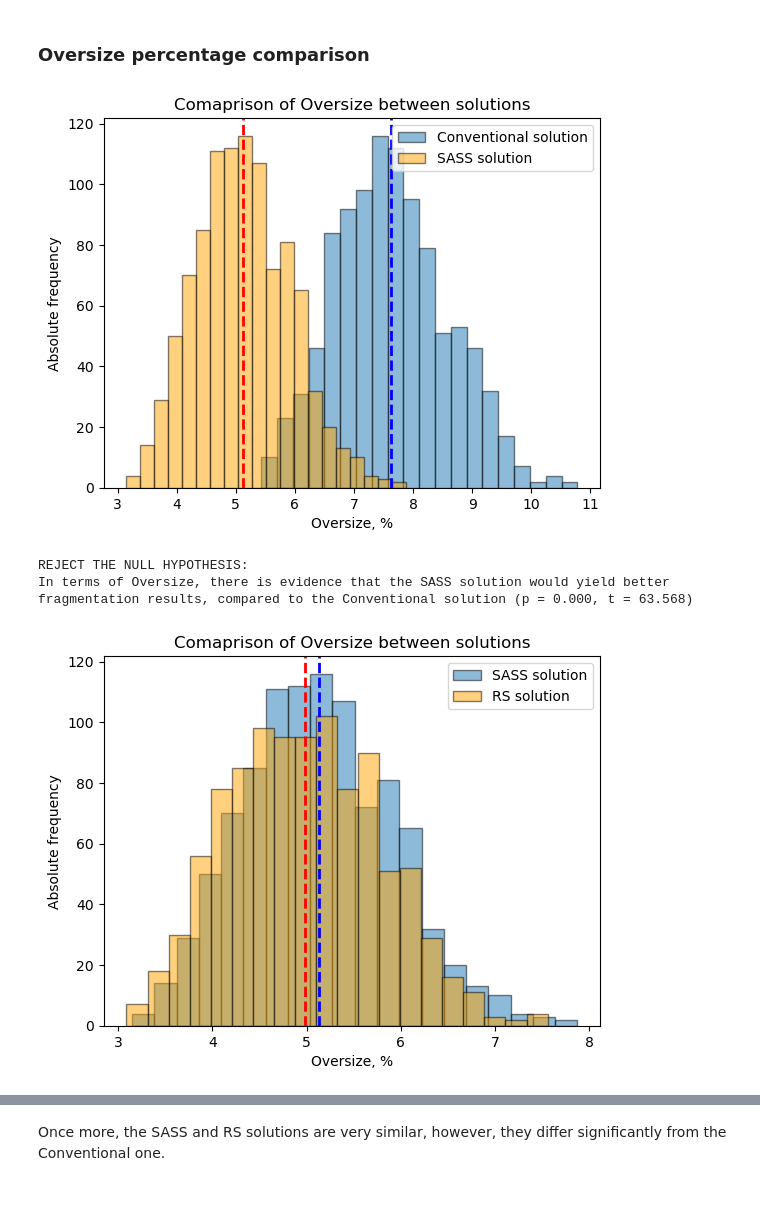
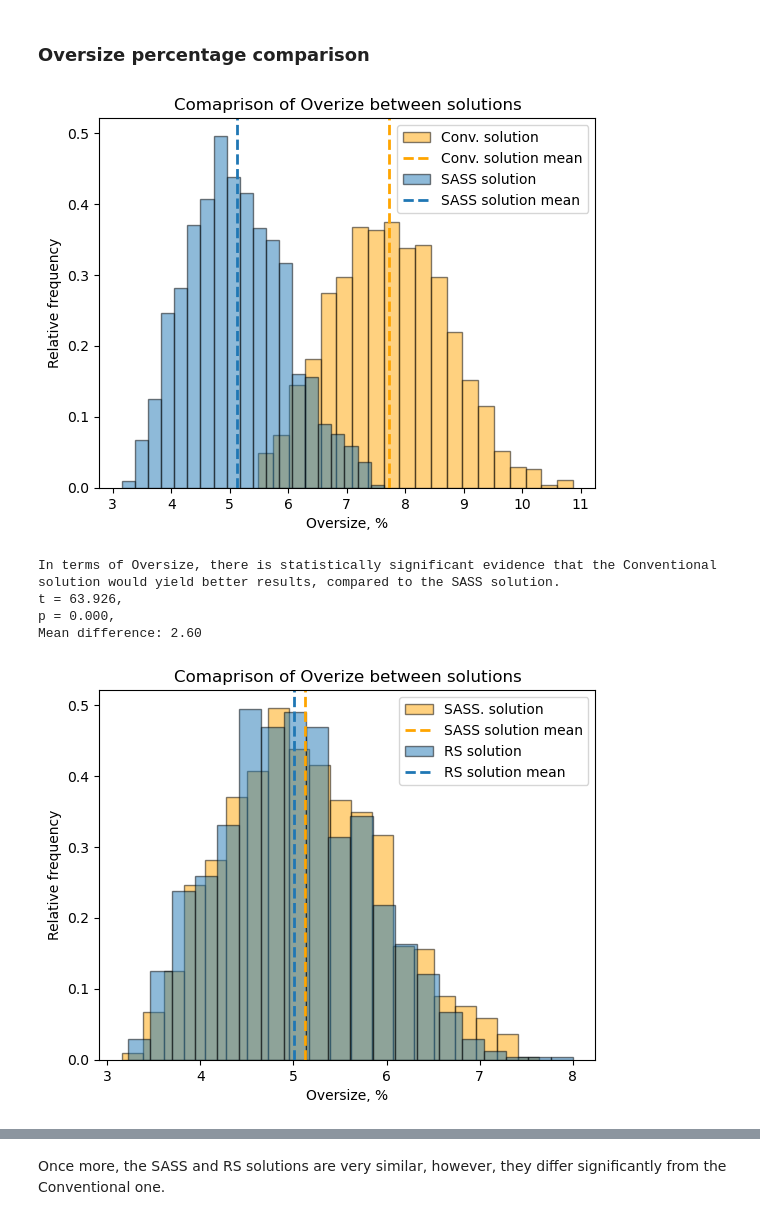
Before and after one commit to DimitarKaykov/Open-pit-blasting-basic-demo, a Jupyter notebook: Vol. 3. - Open-pit blasting - Monte Carlo simulation and Hypothesis testing.ipynb, the cells around one changed output, grey strips where cells are left out. Saved outputs shown, nothing was run; the diff lists cells and outputs as text; code cells hidden in the pictures.

```diff
--- a/Vol. 3. - Open-pit blasting - Monte Carlo simulation and Hypothesis testing.ipynb
+++ b/Vol. 3. - Open-pit blasting - Monte Carlo simulation and Hypothesis testing.ipynb
@@ -89,9 +133,10 @@ $H_{a}$: There is evidence that the empirical and analytical distributions diffe
 ks_sig_level = 0.01
 
 # Best fit of shape and scale parameters to a Weibull distribution
-weibull_params = weibull_min.fit(ucs, floc=0)
+weibull_params = st.weibull_min.fit(ucs, floc=0)
 weibull_shape = weibull_params[0]
 weibull_scale = weibull_params[2]
 
-#Estiamtion of KS statistic and p-value
-ks_stat, ks_p_val = kstest(ucs, 'weibull_min', weibull_params)
+print(f"Best-fit values for a Weibull distribution to the sampled UCS-data:\n\
+Shape: {weibull_shape:.2f}\n\
+Scale: {weibull_scale:.2f}")
@@ -123,5 +203,5 @@ Now that we know the shape and scale of the best-fit Weibull distribution, we ca
 # %%
-def weibull_distribution_inverse(p, f_lambda, f_shape):
-    x = f_lambda * (-np.log(1-p))**(1/f_shape)
+def weibull_distribution_inverse(p, f_scale, f_shape):
+    x = f_scale * (-np.log(1-p))**(1/f_shape)
     return x
 # %% [markdown]
@@ -166,6 +308,6 @@ The `sim_rock_factor` function does exactly this bu implementing the simulated d
 # %%
 def sim_rock_factor(p, scale, shape, rm_density, rm_jpo, rm_jps, rm_rdi = 0):
-    '''Transfer function for Rock factor simulation'''
+    '''Transfer function for Rock factor Monte Carlo simulation'''
 
     rock_mass_designation = 25 * rm_density - 50
     joint_factor = rm_jpo + rm_jps
@@ -270,0 +410,13 @@ $H_{a}$: There is evidence that the both solutions differ from each other in ter
+# %%
+def plot_compared_histograms(args, colors, labels, means, mean_labels, f_bins, xlabel, ylabel, title, f_density = False):
+    for i in range(len(args)):
+        plt.hist(args[i], color = colors[i], label = labels[i], bins = f_bins[i],
+                 density = f_density, alpha = 0.5, edgecolor = "black")
+        plt.axvline(means[i], color = colors[i], linestyle = 'dashed', linewidth = 2, label = mean_labels[i])
+
+    plt.xlabel(xlabel)
+    plt.ylabel(ylabel)
+    plt.title(title)
+
+    plt.legend()
+    plt.show()
@@ -364,42 +513,22 @@ oversize_array_RS_mean = np.mean(oversize_array_RS)
 # %%
-plt.axvline(oversize_array_conv_mean, color = 'blue', linestyle = 'dashed', linewidth = 2)
-plt.axvline(oversize_array_SASS_mean, color = 'red', linestyle = 'dashed', linewidth = 2)
-
-plt.hist(oversize_array_conv, bins = 20, color = "tab:blue", alpha = 0.5, edgecolor = "black", label = "Conventional solution")
-plt.hist(oversize_array_SASS, bins = 20, color = "orange", alpha = 0.5, edgecolor = "black", label = "SASS solution")
-
-plt.xlabel("Oversize, %")
-plt.ylabel("Absolute frequency")
-plt.legend()
-plt.title("Comaprison of Oversize between solutions")
-
-plt.show()
+plot_compared_histograms([oversize_array_conv, oversize_array_SASS], ["orange", "tab:blue"],
+               ["Conv. solution", "SASS solution"], [np.mean(oversize_array_conv), np.mean(oversize_array_SASS)],
+               ["Conv. solution mean", "SASS solution mean"], [20, 20],
+               "Oversize, %", "Relative frequency", "Comaprison of Overize between solutions", True)
 # %% [output]
-[figure, old version]
+[figure, new version]
 # %%
-t_stat_oversize, p_val_oversize = stats.ttest_ind(oversize_array_conv, oversize_array_SASS)
-if p_val_oversize >= significance_level:
-    print(f"FAIL TO REJECT THE NULL HYPOTHESIS:\nIn terms of Oversize, there is no evidence that the SASS solution would yield better fragmentation results, \
-compared to the Conventional solution.")
-else:
-    print(f"REJECT THE NULL HYPOTHESIS:\nIn terms of Oversize, there is evidence that the SASS solution would yield better fragmentation results, \
-compared to the Conventional solution (p = {p_val_oversize:.3f}, t = {t_stat_oversize:.3f})")
+t_test_ind_solution([oversize_array_conv, oversize_array_SASS], ["Conventional", "SASS"], "Oversize", significance_level)
 # %% [output]
-REJECT THE NULL HYPOTHESIS:
-In terms of Oversize, there is evidence that the SASS solution would yield better fragmentation results, compared to the Conventional solution (p = 0.000, t = 63.568)
+In terms of Oversize, there is statistically significant evidence that the Conventional solution would yield better results, compared to the SASS solution.
+t = 63.926,
+p = 0.000,
+Mean difference: 2.60
 # %%
-plt.axvline(oversize_array_SASS_mean, color = 'blue', linestyle = 'dashed', linewidth = 2)
-plt.axvline(oversize_array_RS_mean, color = 'red', linestyle = 'dashed', linewidth = 2)
-
-plt.hist(oversize_array_SASS, bins = 20, color = "tab:blue", alpha = 0.5, edgecolor = "black", label = "SASS solution")
-plt.hist(oversize_array_RS, bins = 20, color = "orange", alpha = 0.5, edgecolor = "black", label = "RS solution")
-
-plt.xlabel("Oversize, %")
-plt.ylabel("Absolute frequency")
-plt.legend()
-plt.title("Comaprison of Oversize between solutions")
-
-plt.show()
+plot_compared_histograms([oversize_array_SASS, oversize_array_RS], ["orange", "tab:blue"],
+               ["SASS. solution", "RS solution"], [np.mean(oversize_array_SASS), np.mean(oversize_array_RS)],
+               ["SASS solution mean", "RS solution mean"], [20, 20],
+               "Oversize, %", "Relative frequency", "Comaprison of Overize between solutions", True)
 # %% [output]
-[figure, old version]
+[figure, new version]
 # %%
```
Also changed, not shown: parts of 69 cells of this notebook.
